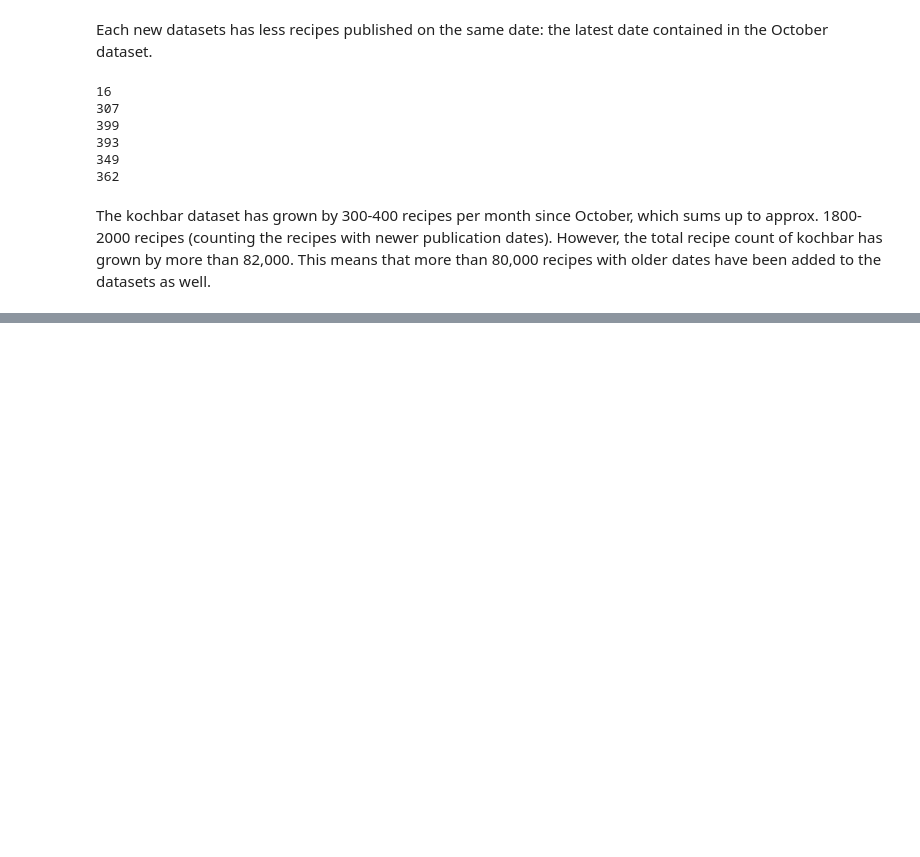
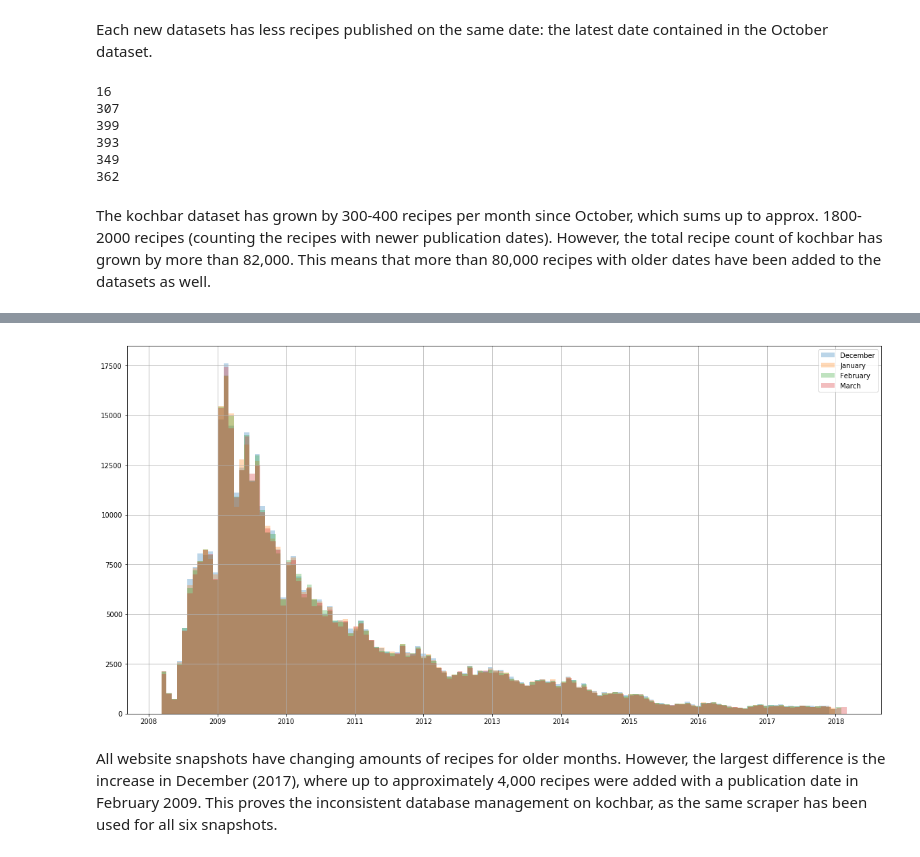
Before and after one commit to tbuz/RecipeScraper, a Jupyter notebook: Kochbar_Dataset_Growth.ipynb, the cells around one changed output, grey strips where cells are left out. Cells and saved outputs as stored; diff of their text form; code cells hidden in the pictures; blank space fills up the shorter version.

```diff
--- a/Kochbar_Dataset_Growth.ipynb
+++ b/Kochbar_Dataset_Growth.ipynb
@@ -202,0 +215,17 @@ This means that more than 80,000 recipes with older dates have been added to the
+# %%
+import matplotlib.pyplot as plt
+%matplotlib inline
+
+koch12df['date'].hist(bins=129, alpha=0.3, figsize=(20,10), label="December")
+koch01df['date'].hist(bins=130, alpha=0.3, figsize=(20,10), label="January")
+koch02df['date'].hist(bins=131, alpha=0.3, figsize=(20,10), label="February")
+koch03df['date'].hist(bins=132, alpha=0.3, figsize=(20,10), label="March")
+
+plt.legend()
+plt.show()
+# %% [output]
+[figure, added]
+# %% [markdown]
+All website snapshots have changing amounts of recipes for older months.
+However, the largest difference is the increase in December (2017), where up to approximately 4,000 recipes were added with a publication date in February 2009.
+This proves the inconsistent database management on kochbar, as the same scraper has been used for all six snapshots.
```
Also changed, not shown: parts of 1 cell of this notebook.
